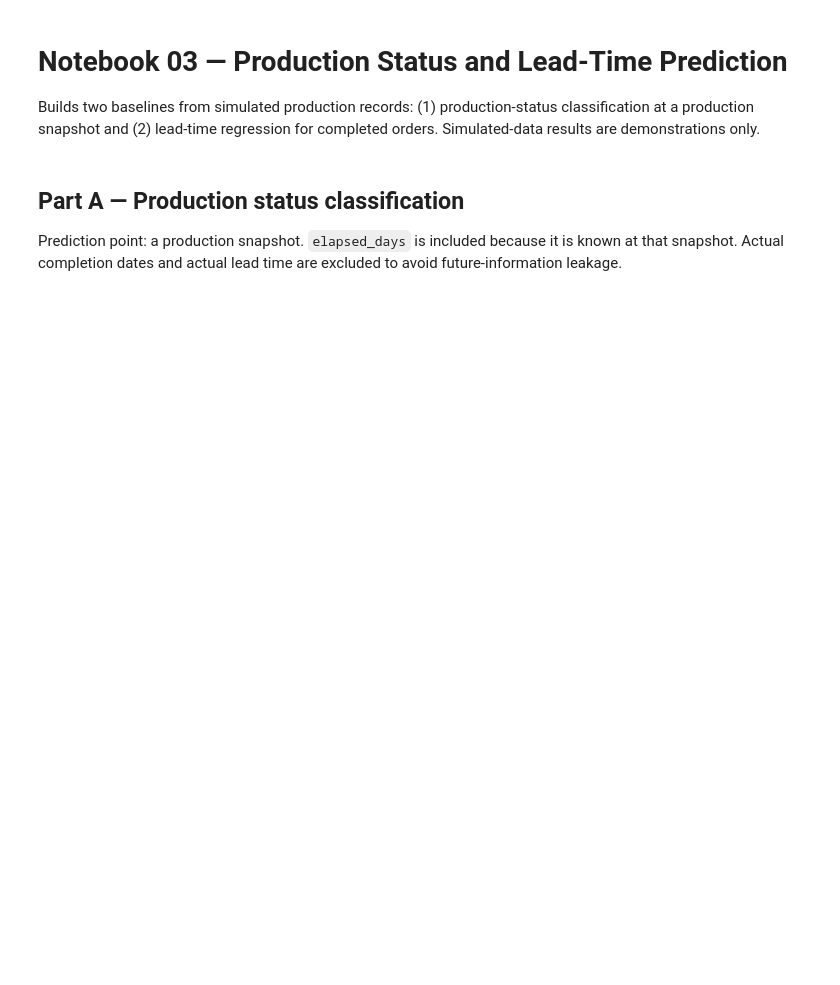
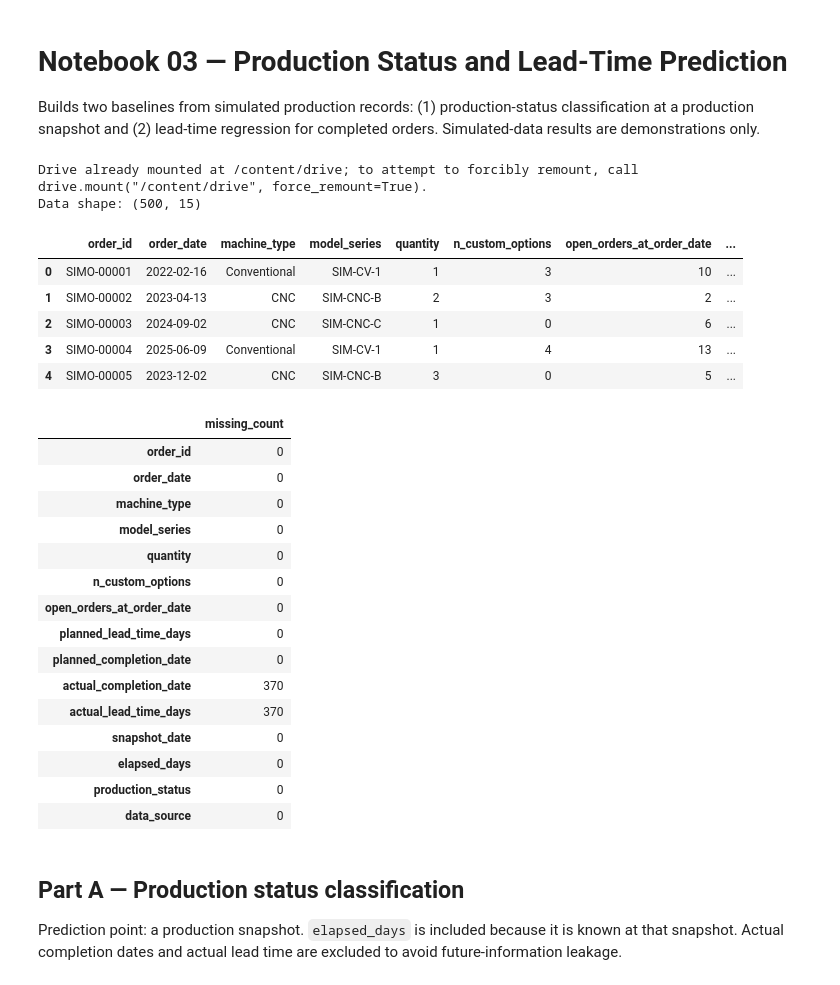
Before and after one commit to JadoHR/ll-machinery-ai, a Jupyter notebook: 02_Notebooks/03_production_prediction.ipynb, the cells around one changed output. Drawn from its saved outputs; the diff is of its cells as text; code cells hidden in the pictures; blank space fills up the shorter version.

```diff
--- a/02_Notebooks/03_production_prediction.ipynb
+++ b/02_Notebooks/03_production_prediction.ipynb
@@ -20,18 +20,43 @@ pd.set_option('display.max_columns', 100)
 # %%
 from google.colab import drive
 drive.mount('/content/drive')
-paths = [Path('/content/drive/MyDrive/LL JADO/LL_MACHINERY_AI_PROJECT'), Path('/content/drive/MyDrive/LL_MACHINERY_AI_PROJECT')]
+paths = [Path('/content/drive/MyDrive/LL_MACHINERY_AI_PROJECT'), Path('/content/drive/MyDrive/LL_MACHINERY_AI_PROJECT')]
 PROJECT_DIR = next((p for p in paths if p.exists()), None)
 if PROJECT_DIR is None:
     raise FileNotFoundError('Project folder not found in Google Drive.')
 DATA_PATH = PROJECT_DIR / '01_Data' / 'simulated' / 'SIMULATED_production_records.csv'
 MODEL_DIR, EVAL_DIR = PROJECT_DIR / '03_Models', PROJECT_DIR / '04_Evaluation'
 MODEL_DIR.mkdir(parents=True, exist_ok=True)
 EVAL_DIR.mkdir(parents=True, exist_ok=True)
 df = pd.read_csv(DATA_PATH)
 print('Data shape:', df.shape)
 display(df.head())
 display(df.isna().sum().to_frame('missing_count'))
+# %% [output]
+Drive already mounted at /content/drive; to attempt to forcibly remount, call drive.mount("/content/drive", force_remount=True).
+Data shape: (500, 15)
+|  | order_id | order_date | machine_type | model_series | quantity | n_custom_options | open_orders_at_order_date | ... |
+| 0 | SIMO-00001 | 2022-02-16 | Conventional | SIM-CV-1 | 1 | 3 | 10 | ... |
+| 1 | SIMO-00002 | 2023-04-13 | CNC | SIM-CNC-B | 2 | 3 | 2 | ... |
+| 2 | SIMO-00003 | 2024-09-02 | CNC | SIM-CNC-C | 1 | 0 | 6 | ... |
+| 3 | SIMO-00004 | 2025-06-09 | Conventional | SIM-CV-1 | 1 | 4 | 13 | ... |
+| 4 | SIMO-00005 | 2023-12-02 | CNC | SIM-CNC-B | 3 | 0 | 5 | ... |
+|  | missing_count |
+| order_id | 0 |
+| order_date | 0 |
+| machine_type | 0 |
+| model_series | 0 |
+| quantity | 0 |
+| n_custom_options | 0 |
+| open_orders_at_order_date | 0 |
+| planned_lead_time_days | 0 |
+| planned_completion_date | 0 |
+| actual_completion_date | 370 |
+| actual_lead_time_days | 370 |
+| snapshot_date | 0 |
+| elapsed_days | 0 |
+| production_status | 0 |
+| data_source | 0 |
 # %% [markdown]
 ## Part A — Production status classification
 
```
Also changed, not shown: parts of 2 cells of this notebook.
